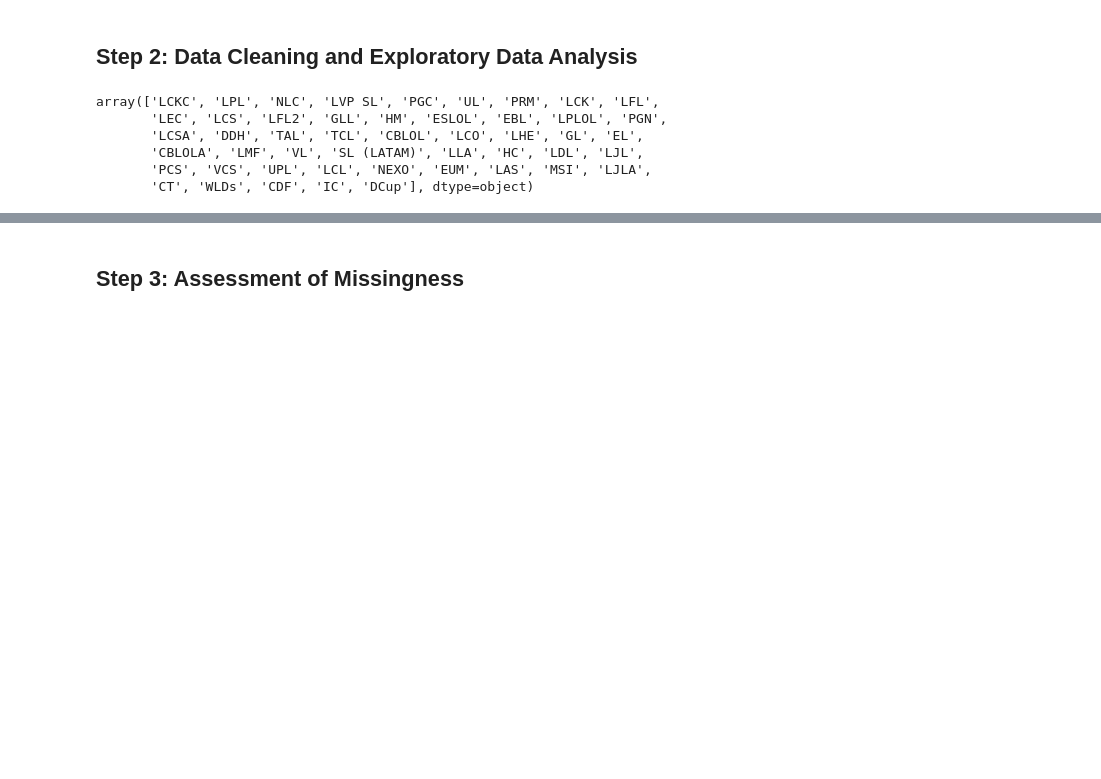
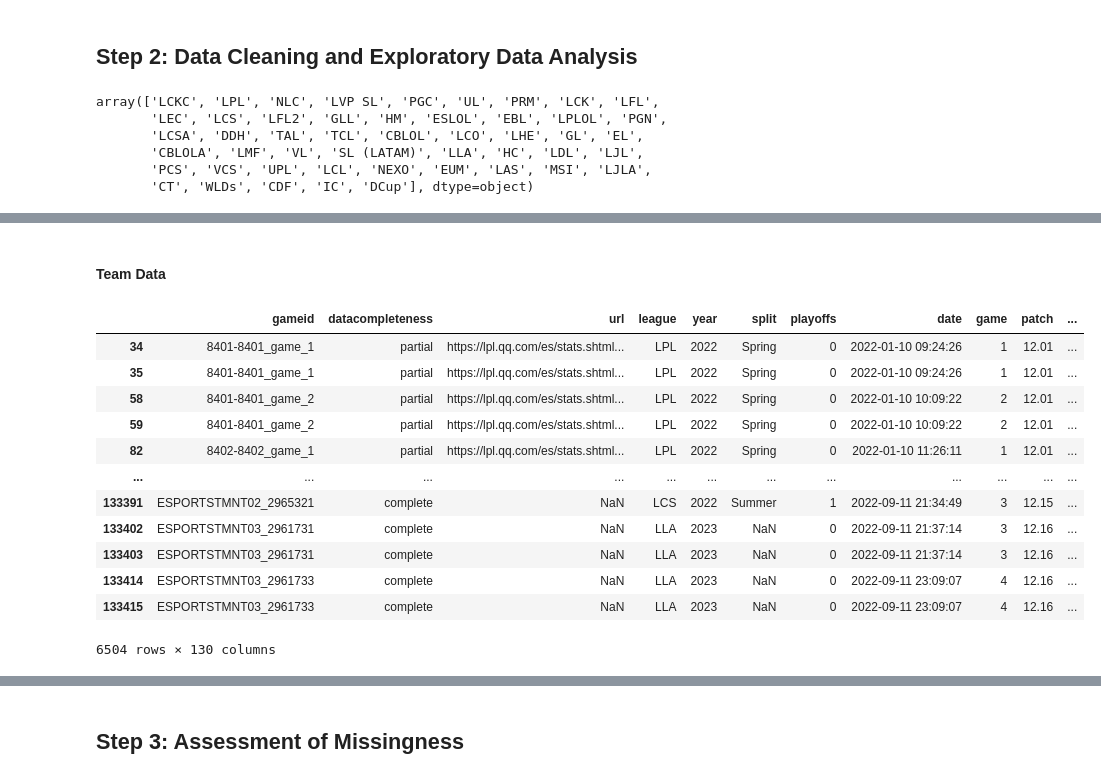
Before and after one commit to samuellee77/dsc80-project4, a Jupyter notebook: template.ipynb, the cells around one changed output, grey strips where cells are left out. Saved outputs shown, nothing was run; the diff lists cells and outputs as text; code cells hidden in the pictures; blank space fills up the shorter version.

```diff
--- a/template.ipynb
+++ b/template.ipynb
@@ -60,0 +111,19 @@ tier1.head()
+# %% [markdown]
+#### Team Data
+# %%
+tier1_team = tier1.iloc[[i for i in range(len(tier1)) if i%12 in {10, 11}]]
+tier1_team
+# %% [output]
+|  | gameid | datacompleteness | url | league | year | split | playoffs | date | game | patch | ... |
+| 34 | 8401-8401_game_1 | partial | https://lpl.qq.com/es/stats.shtml... | LPL | 2022 | Spring | 0 | 2022-01-10 09:24:26 | 1 | 12.01 | ... |
+| 35 | 8401-8401_game_1 | partial | https://lpl.qq.com/es/stats.shtml... | LPL | 2022 | Spring | 0 | 2022-01-10 09:24:26 | 1 | 12.01 | ... |
+| 58 | 8401-8401_game_2 | partial | https://lpl.qq.com/es/stats.shtml... | LPL | 2022 | Spring | 0 | 2022-01-10 10:09:22 | 2 | 12.01 | ... |
+| 59 | 8401-8401_game_2 | partial | https://lpl.qq.com/es/stats.shtml... | LPL | 2022 | Spring | 0 | 2022-01-10 10:09:22 | 2 | 12.01 | ... |
+| 82 | 8402-8402_game_1 | partial | https://lpl.qq.com/es/stats.shtml... | LPL | 2022 | Spring | 0 | 2022-01-10 11:26:11 | 1 | 12.01 | ... |
+| ... | ... | ... | ... | ... | ... | ... | ... | ... | ... | ... | ... |
+| 133391 | ESPORTSTMNT02_2965321 | complete | NaN | LCS | 2022 | Summer | 1 | 2022-09-11 21:34:49 | 3 | 12.15 | ... |
+| 133402 | ESPORTSTMNT03_2961731 | complete | NaN | LLA | 2023 | NaN | 0 | 2022-09-11 21:37:14 | 3 | 12.16 | ... |
+| 133403 | ESPORTSTMNT03_2961731 | complete | NaN | LLA | 2023 | NaN | 0 | 2022-09-11 21:37:14 | 3 | 12.16 | ... |
+| 133414 | ESPORTSTMNT03_2961733 | complete | NaN | LLA | 2023 | NaN | 0 | 2022-09-11 23:09:07 | 4 | 12.16 | ... |
+| 133415 | ESPORTSTMNT03_2961733 | complete | NaN | LLA | 2023 | NaN | 0 | 2022-09-11 23:09:07 | 4 | 12.16 | ... |
+6504 rows × 130 columns
```
Also changed, not shown: parts of 7 cells of this notebook, 11 other files.
